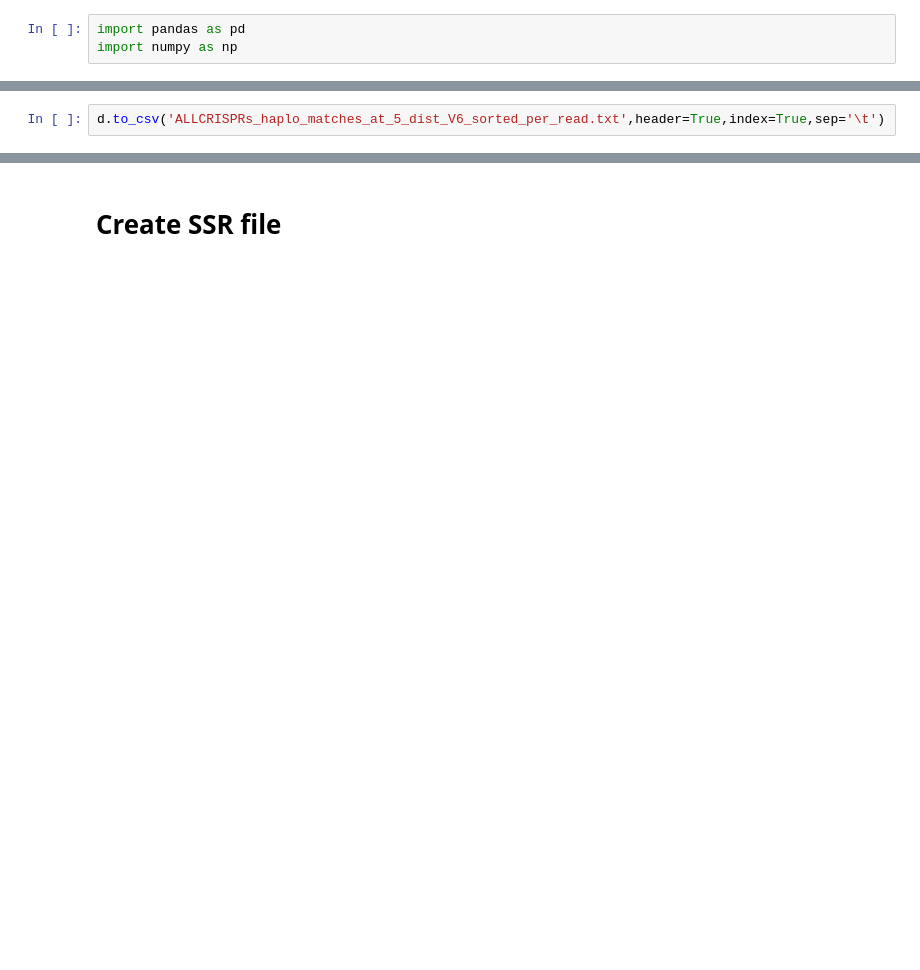
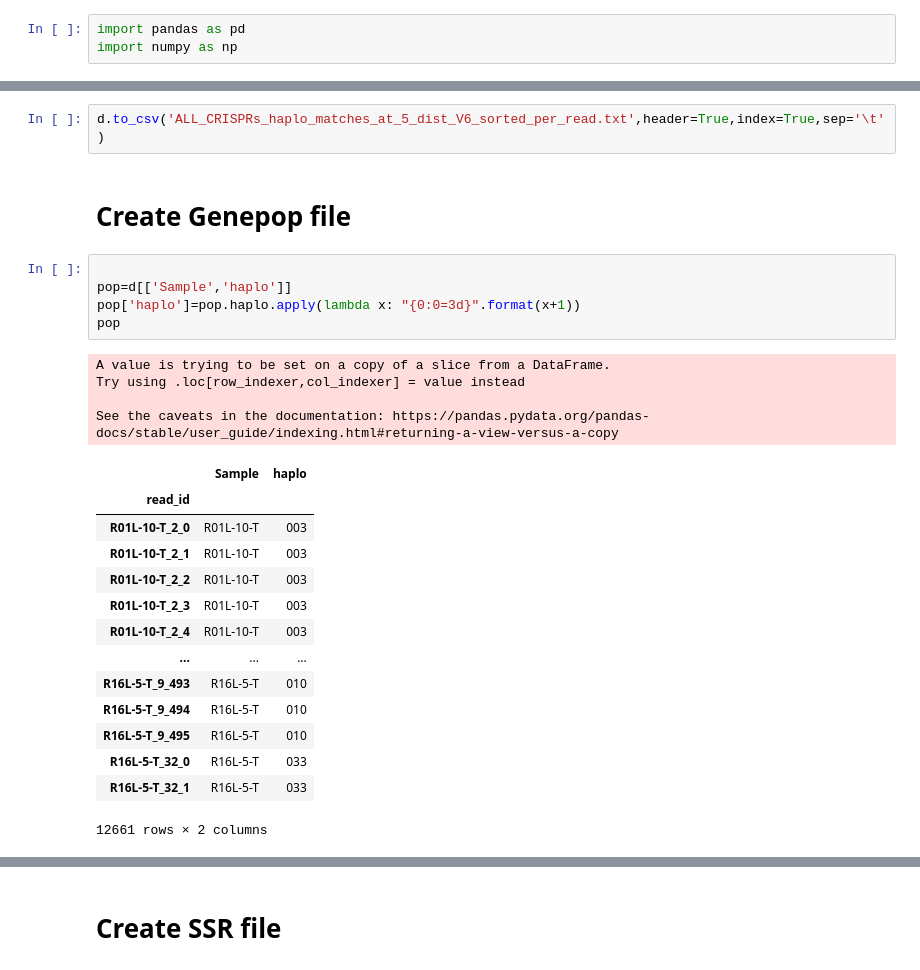
Before and after one commit to maepz/CRISPR_distance, a Jupyter notebook: Mydata/Per_read/Generate_SSR_env_files_from_AMOVA_pegas.ipynb, the cells around one changed output, grey strips where cells are left out. Saved outputs shown, nothing was run; the diff lists cells and outputs as text; blank space fills up the shorter version.

```diff
--- a/Mydata/Per_read/Generate_SSR_env_files_from_AMOVA_pegas.ipynb
+++ b/Mydata/Per_read/Generate_SSR_env_files_from_AMOVA_pegas.ipynb
@@ -64,4 +67,30 @@ d
 | R16L-5-T_32_1 | R16L-5-T | R16L-5-T_32_1 | 32 | 1 |
 12661 rows × 4 columns
 # %%
-d.to_csv('ALLCRISPRs_haplo_matches_at_5_dist_V6_sorted_per_read.txt',header=True,index=True,sep='\t')
+d.to_csv('ALL_CRISPRs_haplo_matches_at_5_dist_V6_sorted_per_read.txt',header=True,index=True,sep='\t')
+# %% [markdown]
+# Create Genepop file
+# %%
+
+pop=d[['Sample','haplo']]
+pop['haplo']=pop.haplo.apply(lambda x: "{0:0=3d}".format(x+1))
+pop
+# %% [output]
+A value is trying to be set on a copy of a slice from a DataFrame.
+Try using .loc[row_indexer,col_indexer] = value instead
+
+See the caveats in the documentation: https://pandas.pydata.org/pandas-docs/stable/user_guide/indexing.html#returning-a-view-versus-a-copy
+|  | Sample | haplo |
+| read_id |  |  |
+| R01L-10-T_2_0 | R01L-10-T | 003 |
+| R01L-10-T_2_1 | R01L-10-T | 003 |
+| R01L-10-T_2_2 | R01L-10-T | 003 |
+| R01L-10-T_2_3 | R01L-10-T | 003 |
+| R01L-10-T_2_4 | R01L-10-T | 003 |
+| ... | ... | ... |
+| R16L-5-T_9_493 | R16L-5-T | 010 |
+| R16L-5-T_9_494 | R16L-5-T | 010 |
+| R16L-5-T_9_495 | R16L-5-T | 010 |
+| R16L-5-T_32_0 | R16L-5-T | 033 |
+| R16L-5-T_32_1 | R16L-5-T | 033 |
+12661 rows × 2 columns
```
Also changed, not shown: parts of 11 cells of this notebook, 1 other file.
